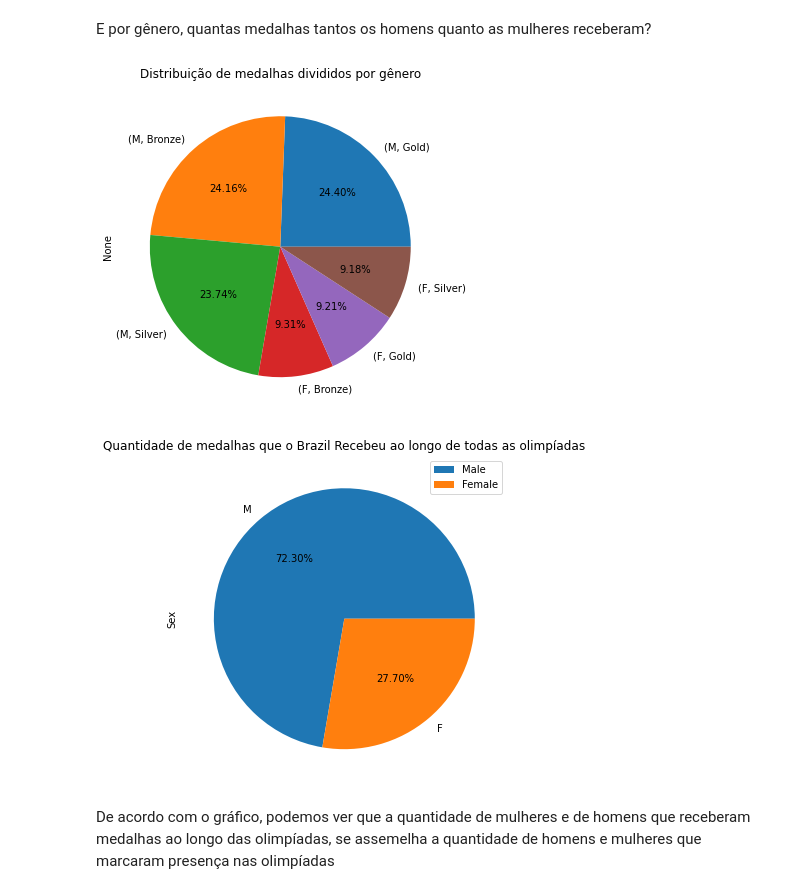
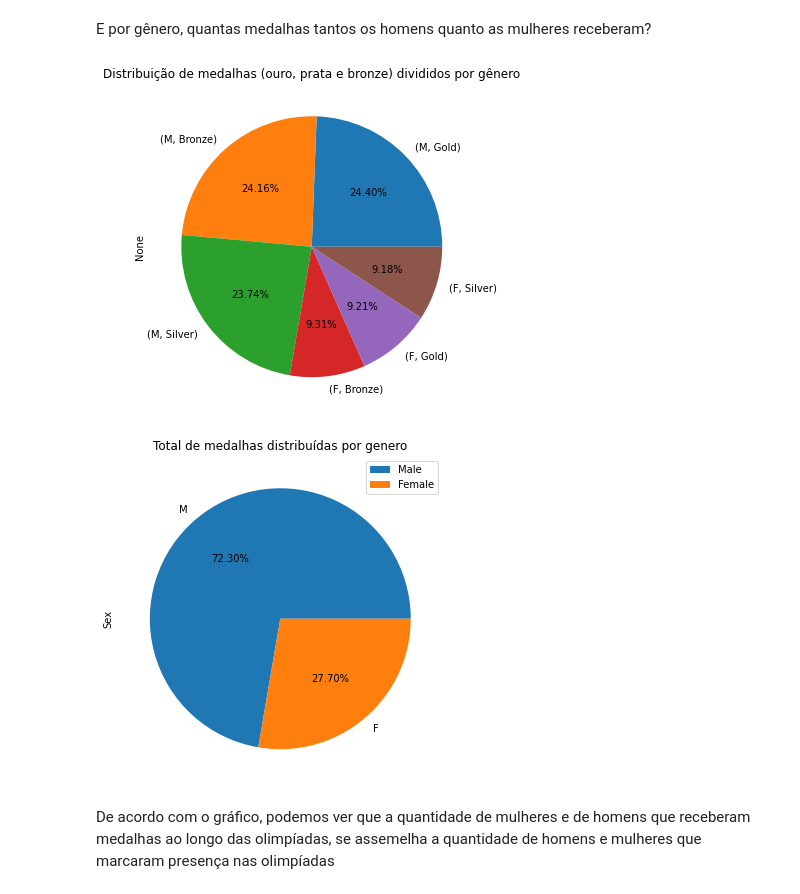
Before and after one commit to tuanymariiah/data_analysis, a Jupyter notebook: analisando_dados_de_120_anos_de_olimpiadas.ipynb, the cells around one changed output. Saved outputs shown, nothing was run; the diff lists cells and outputs as text; code cells hidden in the pictures.

```diff
--- a/analisando_dados_de_120_anos_de_olimpiadas.ipynb
+++ b/analisando_dados_de_120_anos_de_olimpiadas.ipynb
@@ -189,15 +189,15 @@ E por gênero, quantas medalhas tantos os homens quanto as mulheres receberam?
 # %%
 base_olimpiadas.dropna(subset=['Medal'], inplace=True)
 
-base_olimpiadas[['Sex','Medal']].value_counts().plot(kind='pie', title='Distribuição de medalhas divididos por gênero',autopct='%.2f%%', figsize=[6, 6]);
+base_olimpiadas[['Sex','Medal']].value_counts().plot(kind='pie', title='Distribuição de medalhas (ouro, prata e bronze) divididos por gênero',autopct='%.2f%%', figsize=[6, 6]);
 # %% [output]
-[figure, old version]
+[figure, new version]
 # %%
-base_olimpiadas[base_olimpiadas['Medal']!=-1]['Sex'].value_counts().plot(kind='pie',title='Quantidade de medalhas que o Brazil Recebeu ao longo de todas as olimpíadas',autopct='%.2f%%', figsize=[6, 6]);
+base_olimpiadas[base_olimpiadas['Medal']!=-1]['Sex'].value_counts().plot(kind='pie',title='Total de medalhas distribuídas por genero',autopct='%.2f%%', figsize=[6, 6]);
 
 plt.legend(['Male', 'Female'],loc= 'upper right');
 # %% [output]
-[figure, old version]
+[figure, new version]
 # %% [markdown]
 De acordo com o gráfico, podemos ver que a quantidade de mulheres e de homens que receberam medalhas ao longo das olimpíadas, se assemelha a quantidade de homens e mulheres que marcaram presença nas olimpíadas
 # %% [markdown]
```
Also changed, not shown: parts of 1 cell of this notebook.
